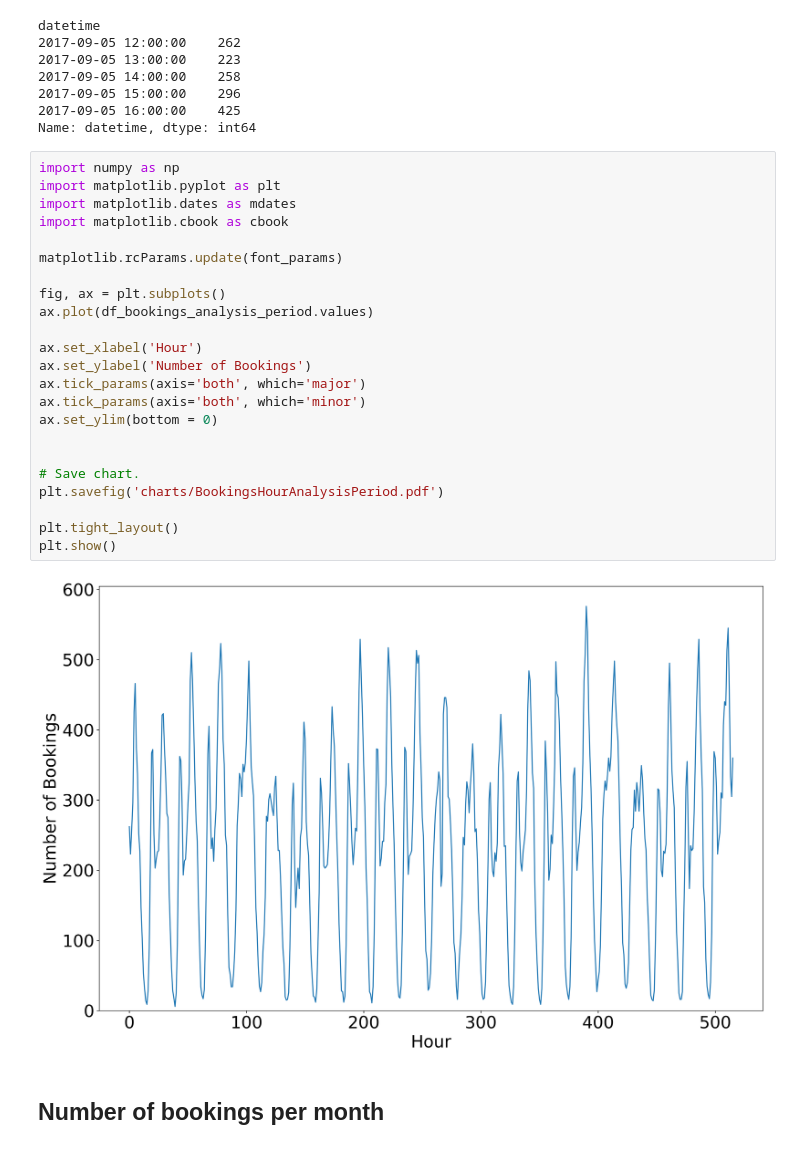
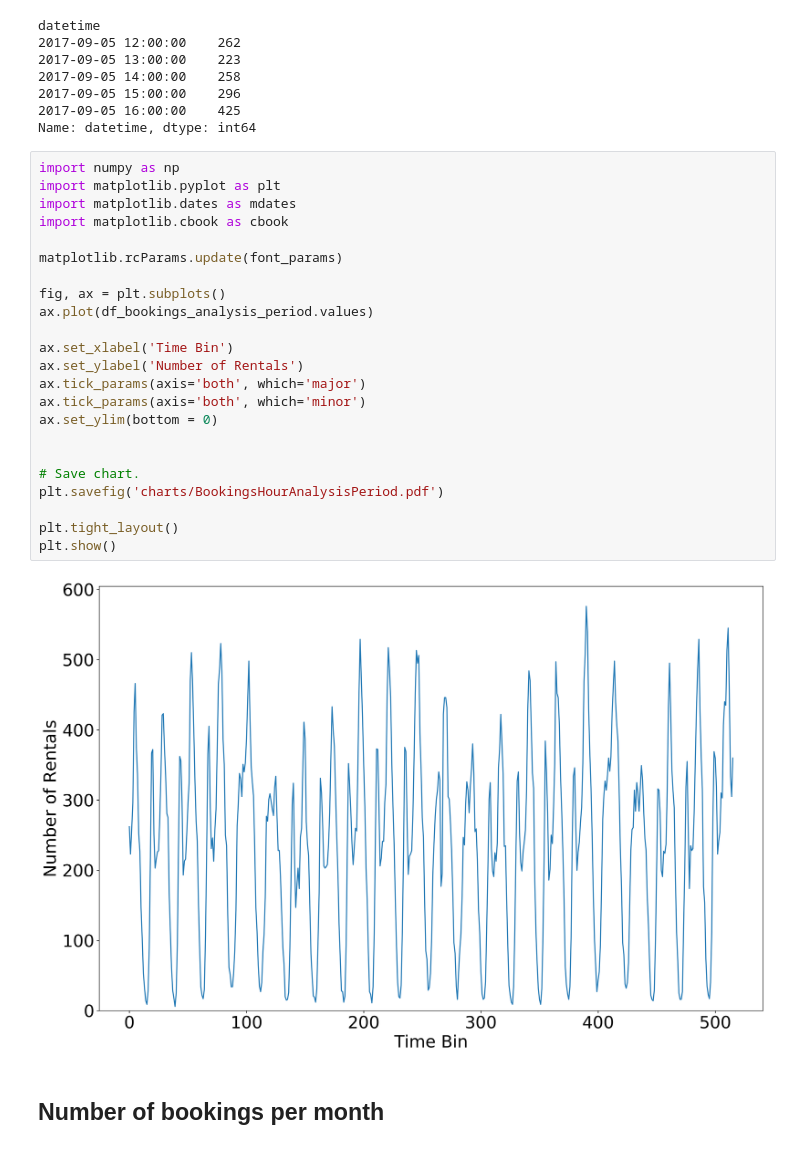
Before and after one commit to dougct/carsharing-prediction, a Jupyter notebook: src/temporal-analyses/Characterization.ipynb, the cells around one changed output. Cells and saved outputs as stored; diff of their text form.

```diff
--- a/src/temporal-analyses/Characterization.ipynb
+++ b/src/temporal-analyses/Characterization.ipynb
@@ -174,28 +174,28 @@ Name: datetime, dtype: int64
 # %%
 import numpy as np
 import matplotlib.pyplot as plt
 import matplotlib.dates as mdates
 import matplotlib.cbook as cbook
 
 matplotlib.rcParams.update(font_params)
 
 fig, ax = plt.subplots()
 ax.plot(df_bookings_analysis_period.values)
 
-ax.set_xlabel('Hour')
-ax.set_ylabel('Number of Bookings')
+ax.set_xlabel('Time Bin')
+ax.set_ylabel('Number of Rentals')
 ax.tick_params(axis='both', which='major')
 ax.tick_params(axis='both', which='minor')
 ax.set_ylim(bottom = 0)
 
 
 # Save chart.
 plt.savefig('charts/BookingsHourAnalysisPeriod.pdf')
 
 plt.tight_layout()
 plt.show()
 # %% [output]
-[figure, old version]
+[figure, new version]
 # %% [markdown]
 ## Number of bookings per month
 # %%
```
Also changed, not shown: parts of 7 cells of this notebook, 32 other files.
